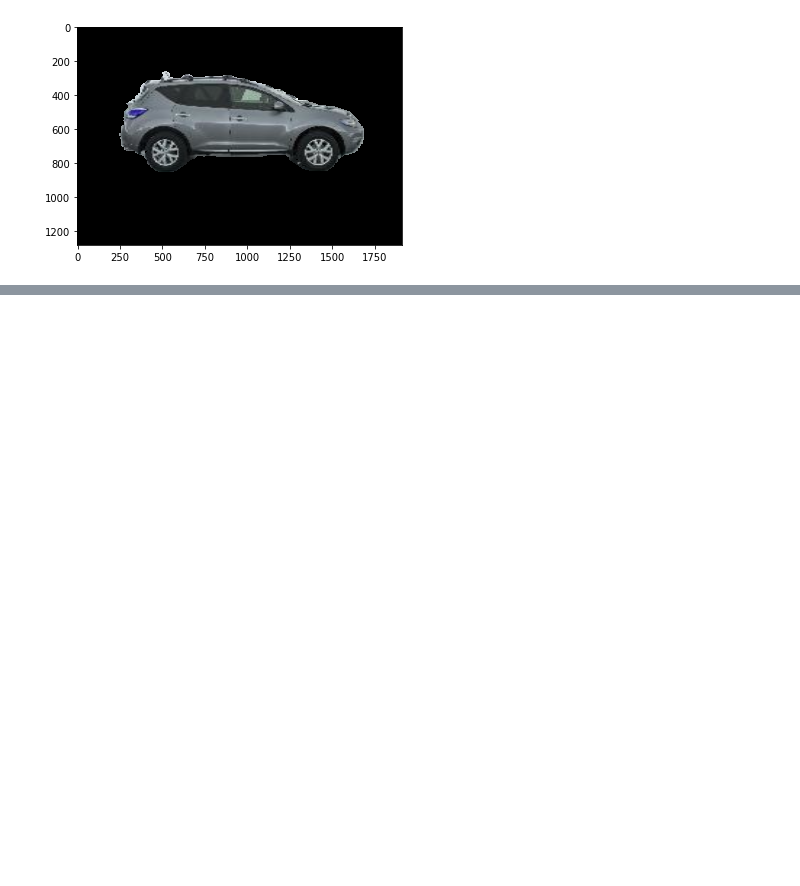
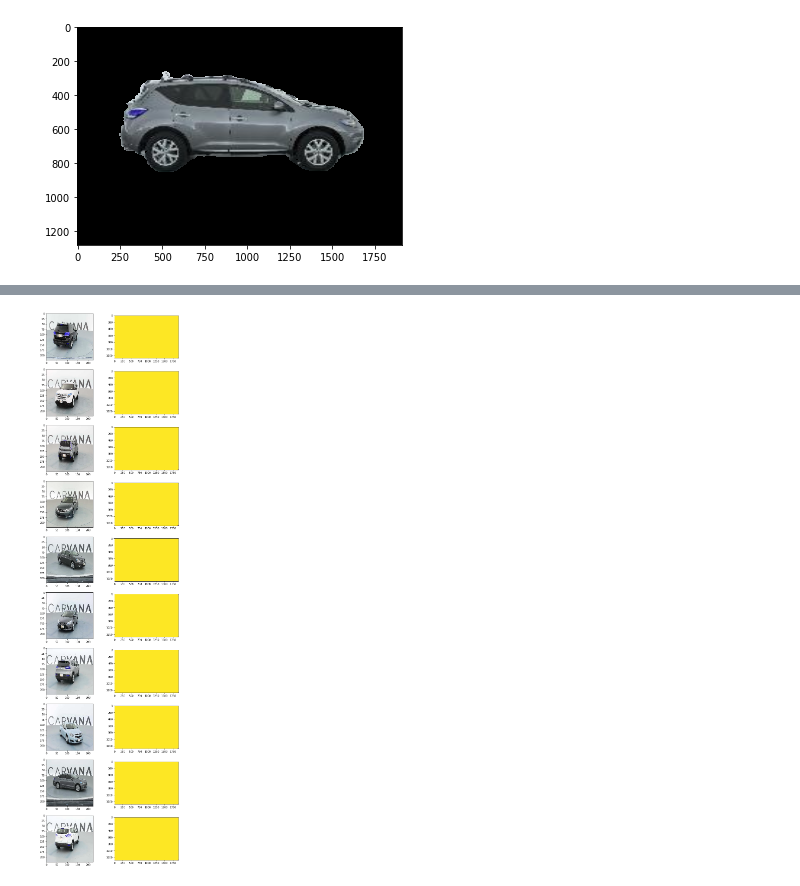
Before and after one commit to soupault/2017_kaggle_carvana, a Jupyter notebook: src/experiments.ipynb, the cells around one changed output, grey strips where cells are left out. Cells and saved outputs as stored; diff of their text form; code cells hidden in the pictures; blank space fills up the shorter version.

```diff
--- a/src/experiments.ipynb
+++ b/src/experiments.ipynb
@@ -167,0 +180,28 @@ plt.show()
+# %%
+fnames_in_224 = sorted(glob.glob('../data/test_224/*.jpg'))
+# fnames_out_224 = sorted(glob.glob('../data/predicts_224/*.jpg'))
+# %%
+idxs = np.random.randint(0, len(fnames_in_224), 10)
+sel_in = [fnames_in_224[i] for i in idxs]
+sel_out = [fnames_out_224[i] for i in idxs]
+# %%
+fig, axes = plt.subplots(ncols=2, nrows=len(idxs), figsize=(10, 40))
+
+for idx, (f_i, f_o) in enumerate(zip(sel_in, sel_out)):
+    img = cv2.imread(f_i, cv2.IMREAD_COLOR)
+    mask = cv2.imread(f_o, cv2.IMREAD_GRAYSCALE)
+
+    axes[idx, 0].imshow(img)
+    # axes[idx, 1].imshow(mask)
+    mask = mask >= 1
+    mask = ndi.filters.median_filter(mask, size=7, mode='constant', cval=False)
+    mask = cv2.resize(mask.astype(np.uint8), (1913, 1280))
+    #mask = cv2.resize(mask.astype(np.ubyte), (1913, 1280))
+    axes[idx, 1].imshow(mask)
+
+    #print(np.unique(mask))
+    #print(np.min(mask), np.max(mask))
+
+plt.show()
+# %% [output]
+[figure, added]
```
Also changed, not shown: parts of 9 cells of this notebook, 2 other files.
